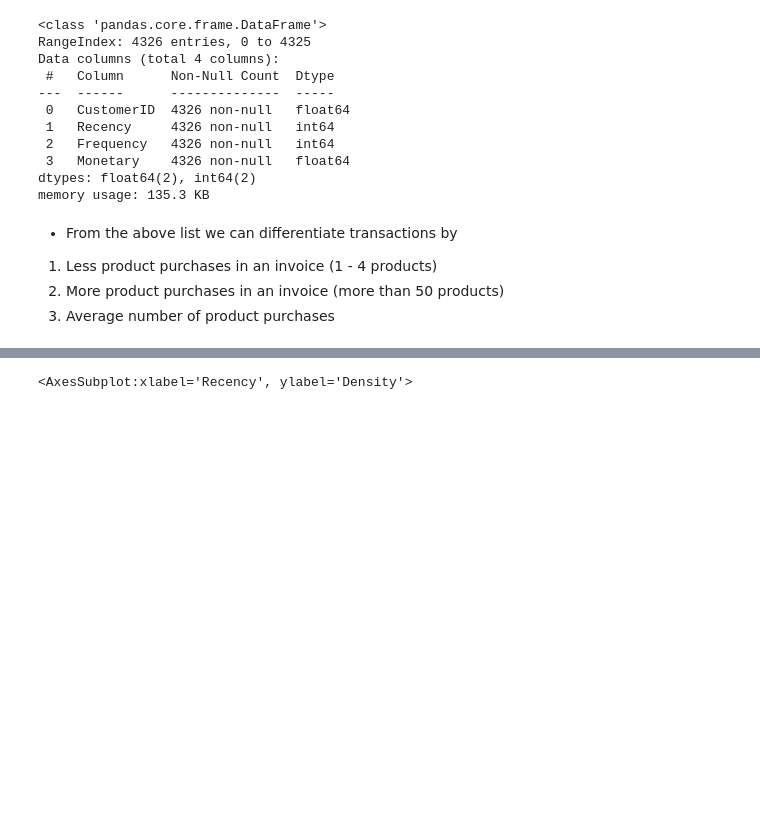
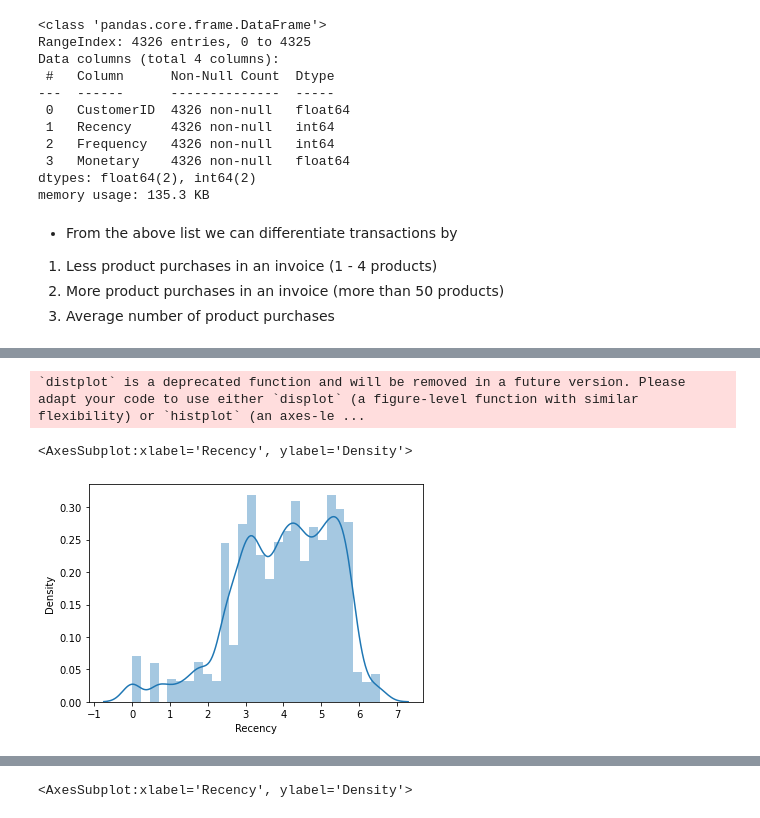
Before and after one commit to MIlanJP/Capstione-Unsupervised-Customer-Segmentation, a Jupyter notebook: Customer Segmentation.ipynb, the cells around one changed output, grey strips where cells are left out. Saved outputs shown, nothing was run; the diff lists cells and outputs as text; code cells hidden in the pictures; blank space fills up the shorter version.

```diff
--- a/Customer Segmentation.ipynb
+++ b/Customer Segmentation.ipynb
@@ -696,0 +693,3 @@ fig.show()
+# %%
+log_transformed_RFM_chart=RFM_chart[["Recency",'Frequency',"Monetary"]].apply(lambda x: np.log(x+1),axis=1)
+log_transformed_RFM_chart
@@ -696,0 +710,6 @@ fig.show()
+# %%
+sns.distplot(log_transformed_RFM_chart["Recency"])
+# %% [output]
+`distplot` is a deprecated function and will be removed in a future version. Please adapt your code to use either `displot` (a figure-level function with similar flexibility) or `histplot` (an axes-le ...
+<AxesSubplot:xlabel='Recency', ylabel='Density'>
+[figure, added]
```
Also changed, not shown: parts of 69 cells of this notebook.
